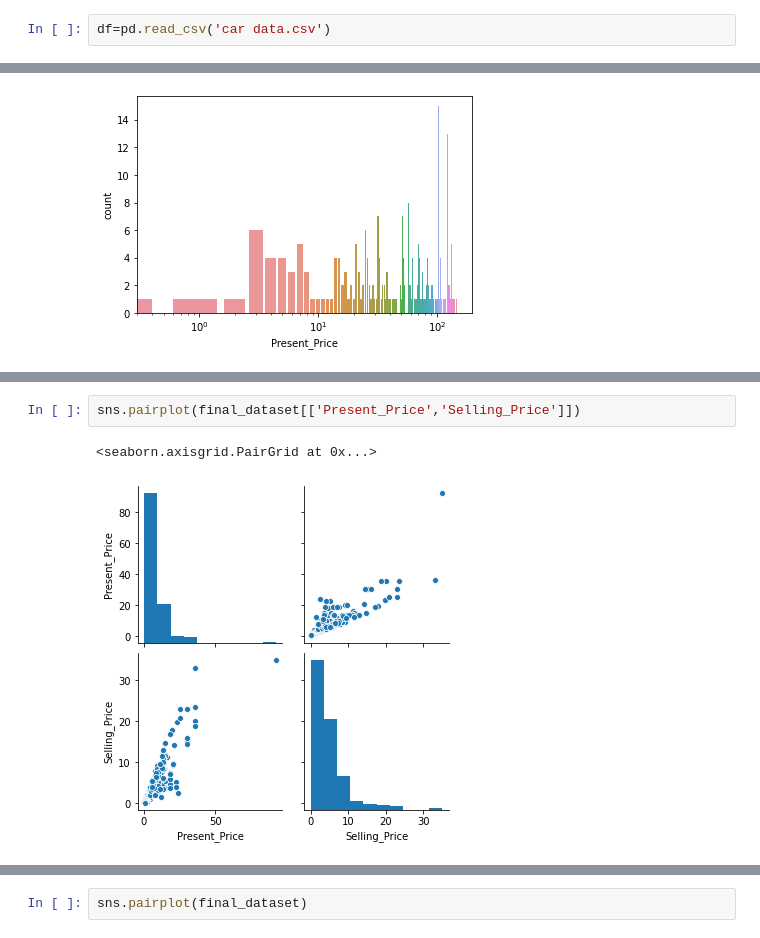
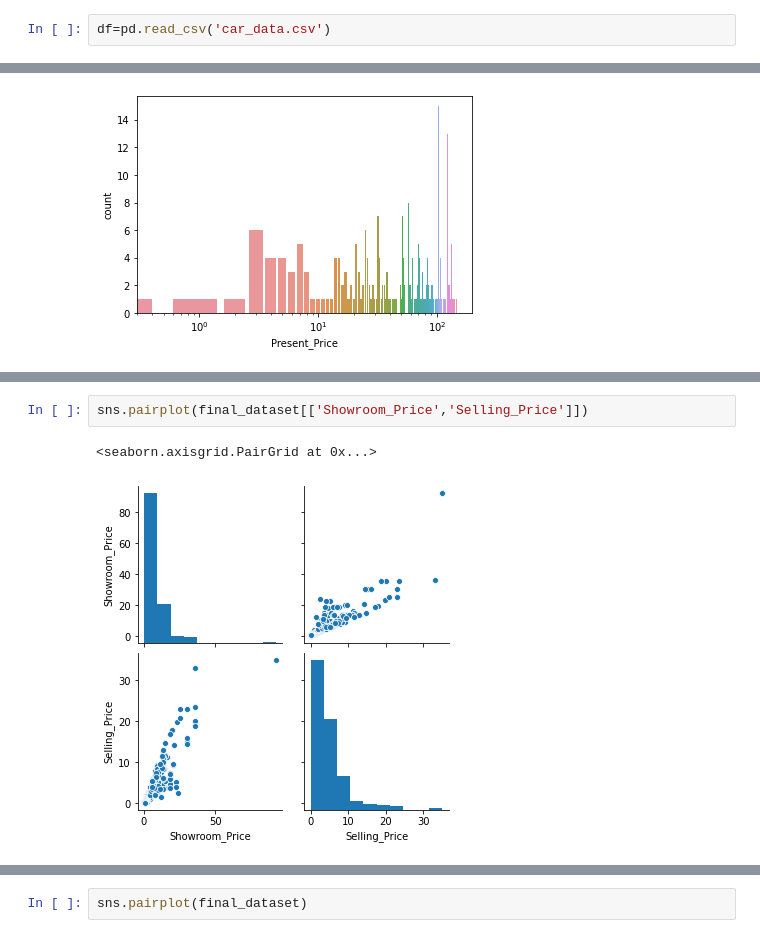
Before and after one commit to saha0073/car-price-prediction, a Jupyter notebook: car_price_analysis.ipynb, the cells around one changed output, grey strips where cells are left out. Saved outputs shown, nothing was run; the diff lists cells and outputs as text.

```diff
--- a/car_price_analysis.ipynb
+++ b/car_price_analysis.ipynb
@@ -47,5 +62,5 @@ import seaborn as sns
 # %%
-df=pd.read_csv('car data.csv')
+df=pd.read_csv('car_data.csv')
 # %%
 df.shape
 # %% [output]
@@ -240,8 +273,8 @@ plt.gca().xaxis.set_major_locator(plt.MultipleLocator(tick_spacing))
 # %% [output]
 [figure]
 # %%
-sns.pairplot(final_dataset[['Present_Price','Selling_Price']])
+sns.pairplot(final_dataset[['Showroom_Price','Selling_Price']])
 # %% [output]
 <seaborn.axisgrid.PairGrid at 0x...>
-[figure, old version]
+[figure, new version]
 # %%
```
Also changed, not shown: parts of 41 cells of this notebook, 11 other files.
